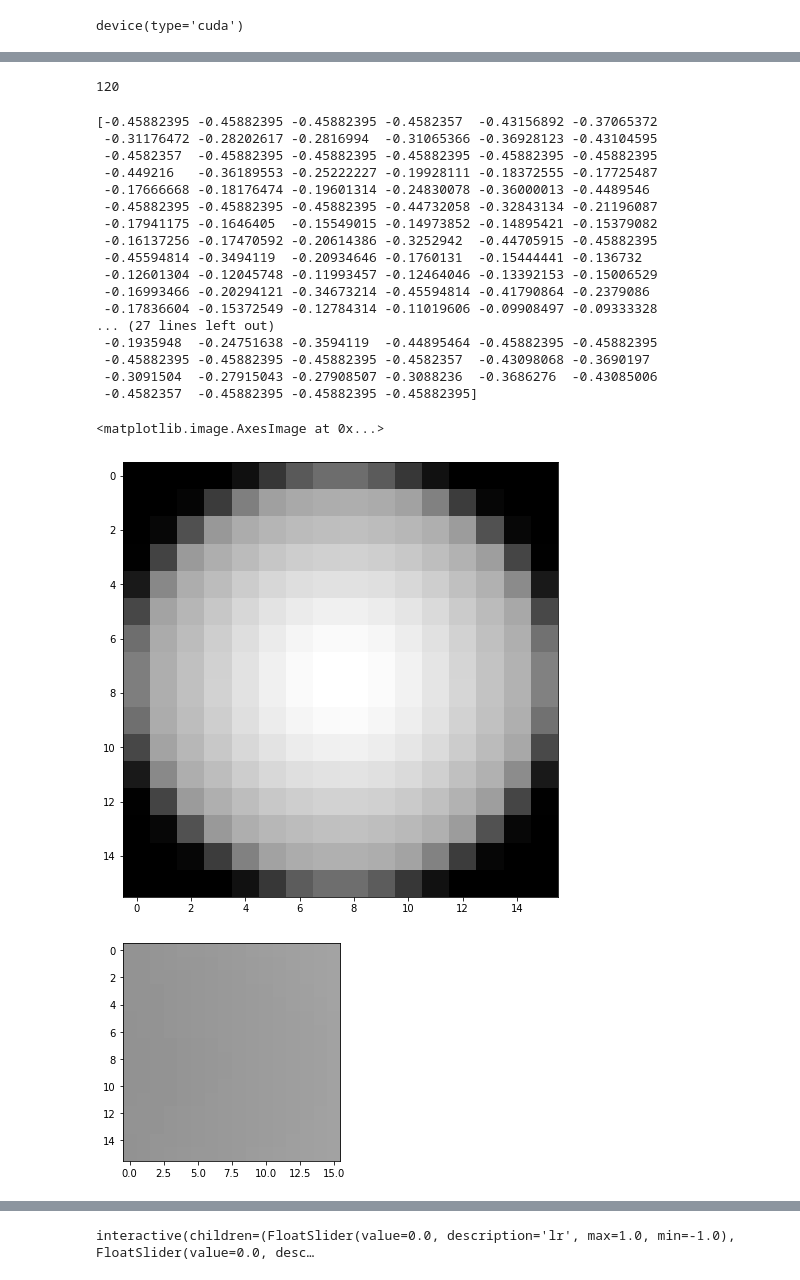
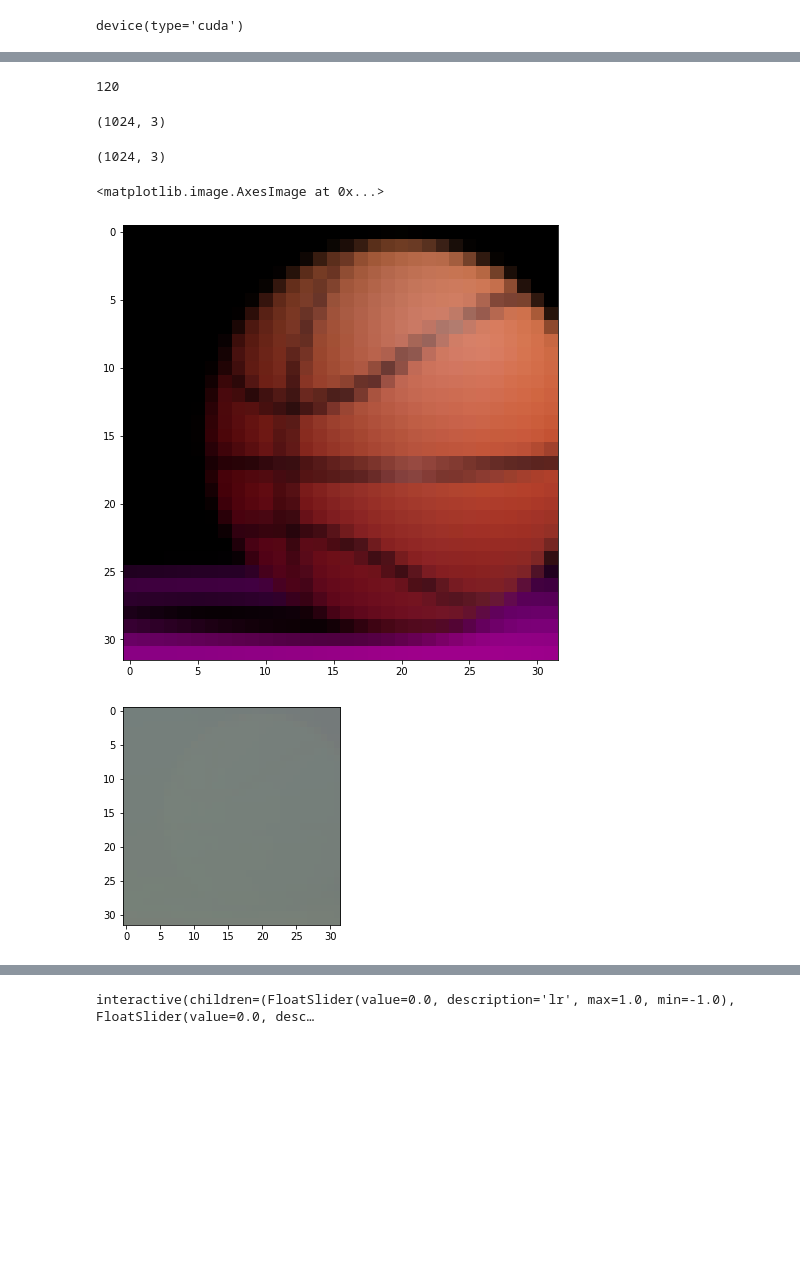
Before and after one commit to JonComo/relight, a Jupyter notebook: Relit.ipynb, the cells around one changed output, grey strips where cells are left out. Cells and saved outputs as stored; diff of their text form; code cells hidden in the pictures; blank space fills up the shorter version.

Commit message:
rgb with basketball

```diff
--- a/Relit.ipynb
+++ b/Relit.ipynb
@@ -45,12 +41,12 @@ device
 # %% [output]
 device(type='cuda')
 # %%
-im_s = 16
+im_s = 32
 
 transform = transforms.Compose([
     transforms.Resize(32),
     transforms.CenterCrop(im_s),
-    transforms.Grayscale(),
+#     transforms.Grayscale(),
     transforms.ToTensor(),
     transforms.Normalize(mean=(0.5, ), std=(0.5, )),
 ])
@@ -105,5 +104,5 @@ torch.Size([20, 1, 16, 16])
 # %%
-img_shape = (1, im_s, im_s)
+img_shape = (3, im_s, im_s)
 cuda = True if torch.cuda.is_available() else False
 # %%
 class NN(nn.Module):
@@ -163,44 +171,23 @@ for i, data in enumerate(train_loader):
-# %%
-avg_img = []
-for j in range(height):
-    for i in range(width):
-        key_name = str(i) + '-' + str(j)
-        avg_img += [dic[key_name] / total_image]
-total_image
-# %% [output]
-120
-# %%
-avg_img = np.array(avg_img)
-print(avg_img)
-np.save('avg_img', avg_img)
-# %% [output]
-[-0.45882395 -0.45882395 -0.45882395 -0.4582357  -0.43156892 -0.37065372
- -0.31176472 -0.28202617 -0.2816994  -0.31065366 -0.36928123 -0.43104595
- -0.4582357  -0.45882395 -0.45882395 -0.45882395 -0.45882395 -0.45882395
- -0.449216   -0.36189553 -0.25222227 -0.19928111 -0.18372555 -0.17725487
- -0.17666668 -0.18176474 -0.19601314 -0.24830078 -0.36000013 -0.4489546
- -0.45882395 -0.45882395 -0.45882395 -0.44732058 -0.32843134 -0.21196087
- -0.17941175 -0.1646405  -0.15549015 -0.14973852 -0.14895421 -0.15379082
- -0.16137256 -0.17470592 -0.20614386 -0.3252942  -0.44705915 -0.45882395
- -0.45594814 -0.3494119  -0.20934646 -0.1760131  -0.15444441 -0.136732
- -0.12601304 -0.12045748 -0.11993457 -0.12464046 -0.13392153 -0.15006529
- -0.16993466 -0.20294121 -0.34673214 -0.45594814 -0.41790864 -0.2379086
- -0.17836604 -0.15372549 -0.12784314 -0.11019606 -0.09908497 -0.09333328
-... (27 lines left out)
- -0.1935948  -0.24751638 -0.3594119  -0.44895464 -0.45882395 -0.45882395
- -0.45882395 -0.45882395 -0.45882395 -0.4582357  -0.43098068 -0.3690197
- -0.3091504  -0.27915043 -0.27908507 -0.3088236  -0.3686276  -0.43085006
- -0.4582357  -0.45882395 -0.45882395 -0.45882395]
+# %%
+avg_img = avg_save('avg_basketball_32')
+# %% [output]
+120
 # %%
-loaded_avg_img = np.load('avg_img.npy')
+loaded_avg_img = np.load('./avg/avg_basketball_32.npy')
+print(loaded_avg_img.shape)
+# print(loaded_avg_img)
+# %% [output]
+(1024, 3)
 # %%
 plt.figure(figsize=(8,8))
-plt.imshow(loaded_avg_img.reshape(img_shape[1],img_shape[2]), cmap='gray')
+print(loaded_avg_img.shape)
+plt.imshow(loaded_avg_img.reshape(img_shape[1],img_shape[2], img_shape[0], order='F') * .5 + .5, cmap='gray')
 # %% [output]
-<matplotlib.image.AxesImage at 0x...>
+(1024, 3)
+<matplotlib.image.AxesImage at 0x...>
-[figure, old version]
+[figure, new version]
 # %%
-def sample_image(n_row, lr=0, lc=0):
+def sample_image(n_row, model, loaded_avg_img, lr=0, lc=0):
     """Saves a grid of generated digits ranging from 0 to n_classes"""
     # Sample noise
     width = img_shape[1]
@@ -211,23 +198,27 @@ def sample_image(n_row, lr=0, lc=0):
     for k in range(height):
         for j in range(width):
             # Pixel Coord + Light Coord + Average Pixel Color
-            avg_value = Variable(avg_img[j + k * width].repeat(1, n_row).view(n_row, 1).type(FloatTensor))
+            avg_value = Variable(avg_img[j + k * width].repeat(1, n_row).view(n_row, 3).type(FloatTensor))
             pixel_coord = Variable(torch.FloatTensor([j/width, k/height])).repeat(1, n_row).view(n_row, 2).to(device)
             # Default sample location is the light in the middle
             light_coord = Variable(torch.FloatTensor([lr, lc])).repeat(1, n_row).view(n_row, 2).to(device)
-            generate_pixel = DNN(pixel_coord, light_coord, avg_value)
-            img_tensor = torch.cat((img_tensor, generate_pixel), 1)
+            generate_pixel = model(pixel_coord, light_coord, avg_value)
+#             print(generate_pixel.shape)
+            img_tensor = torch.cat((img_tensor, generate_pixel), 0)
 
-    imgs = img_tensor.view(img_tensor.size(0), *img_shape)
-    plt.imshow(imgs.cpu().data.reshape(n_row*img_shape[1],img_shape[2]) * .5 + .5, cmap='gray', vmin=0,
-              vmax=1)
+#     print(img_tensor.shape)
+#     imgs = img_tensor.view(img_tensor.size(0), *img_shape)
+#     print(img_tensor.cpu().data.detach().numpy().reshape(img_shape[1],img_shape[2],img_shape[0],order='F').shape)
+    plt.imshow(img_tensor.cpu().data.detach().numpy().reshape(img_shape[1],img_shape[2],img_shape[0],order='F') * .5 + .5, cmap='gray')
+#     print(img_tensor)
+#     plt.imshow(loaded_avg_img.reshape(img_shape[1],img_shape[2], img_shape[0], order='F') * .5 + .5, cmap='gray')
     #print(np.round(imgs.data * .5 + .5, 2))
     #plt.imshow(imgs.data)
     #save_image(imgs.data, "images/%d.png" % batches_done, nrow=n_row, normalize=True)
 
-sample_image(1)
+sample_image(1, DNN, loaded_avg_img)
 # %% [output]
-[figure, old version]
+[figure, new version]
 # %%
 # reset params
 def reset(m):
```
Also changed, not shown: parts of 17 cells of this notebook.
